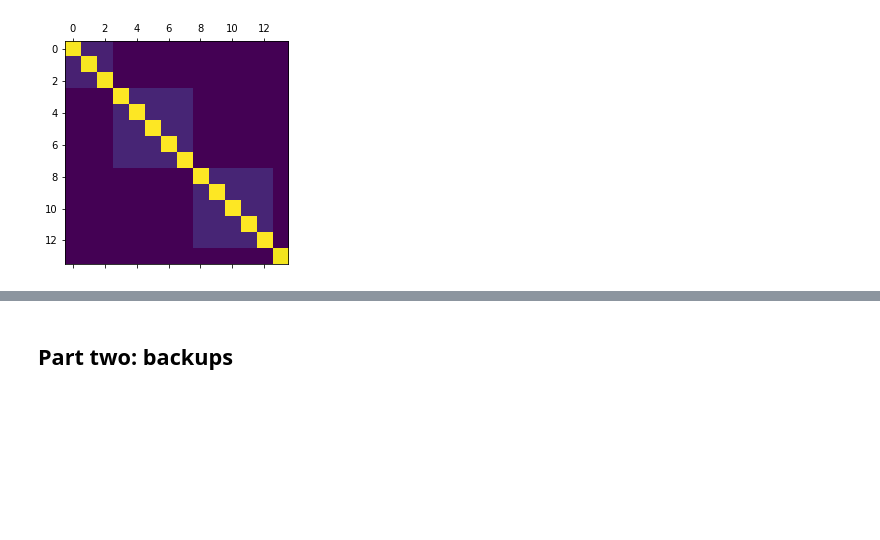
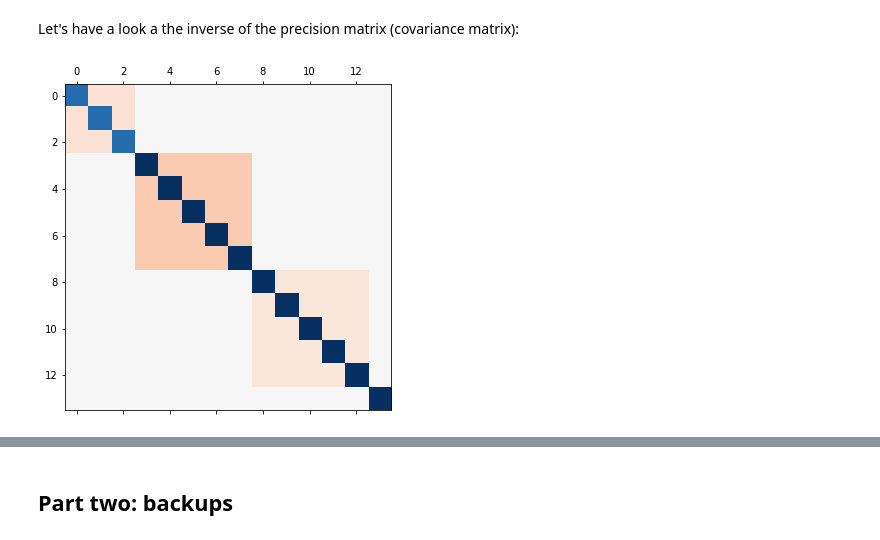
Before and after one commit to ogrisel/notebooks, a Jupyter notebook: precision_matrices.ipynb, the cells around one changed output, grey strips where cells are left out. Drawn from its saved outputs; the diff is of its cells as text; code cells hidden in the pictures; blank space fills up the shorter version.

```diff
--- a/precision_matrices.ipynb
+++ b/precision_matrices.ipynb
@@ -82,0 +93,9 @@ plt.matshow(sess.run(K_tensor));
+# %%
+def matshow(a, cmap=plt.cm.RdBu, figsize=(6, 6)):
+    vmax = np.percentile(np.abs(a), 95)
+    if vmax == 0:
+        vmax = np.abs(a).max()
+    fig, ax = plt.subplots(figsize=figsize)
+    ax.matshow(a, vmin=-vmax, vmax=vmax, cmap=cmap)
+
+matshow(session.run(K_tensor))
@@ -82,0 +106,6 @@ plt.matshow(sess.run(K_tensor));
+# %%
+session.run(tf.global_variables_initializer())
+diag_variables, offdiag_variables = variables
+session.run(diag_variables.assign([1, -.1, 0.8, 0]))
+session.run(offdiag_variables.assign([0.9, 0.4, 0.7, 1]))
+matshow(session.run(K.to_dense()))
@@ -82,0 +115,2 @@ plt.matshow(sess.run(K_tensor));
+# %%
+np.mean(session.run(K.to_dense()) == 0)
@@ -82,0 +122,5 @@ plt.matshow(sess.run(K_tensor));
+# %%
+K_expm = tf.linalg.expm(K_tensor)
+K_expm_value, K_expm_det = session.run([K_expm, tf.linalg.det(K_expm)])
+matshow(K_expm_value)
+K_expm_det
@@ -83,4 +130,6 @@ plt.matshow(sess.run(K_tensor));
+# %% [markdown]
+Let's have a look a the inverse of the precision matrix (covariance matrix):
 # %%
-plt.matshow(sess.run(tf.linalg.expm(K_tensor)));
+matshow(session.run(tf.linalg.inv(K_tensor)));
 # %% [output]
-[figure, old version]
+[figure, new version]
```
Also changed, not shown: parts of 39 cells of this notebook.
